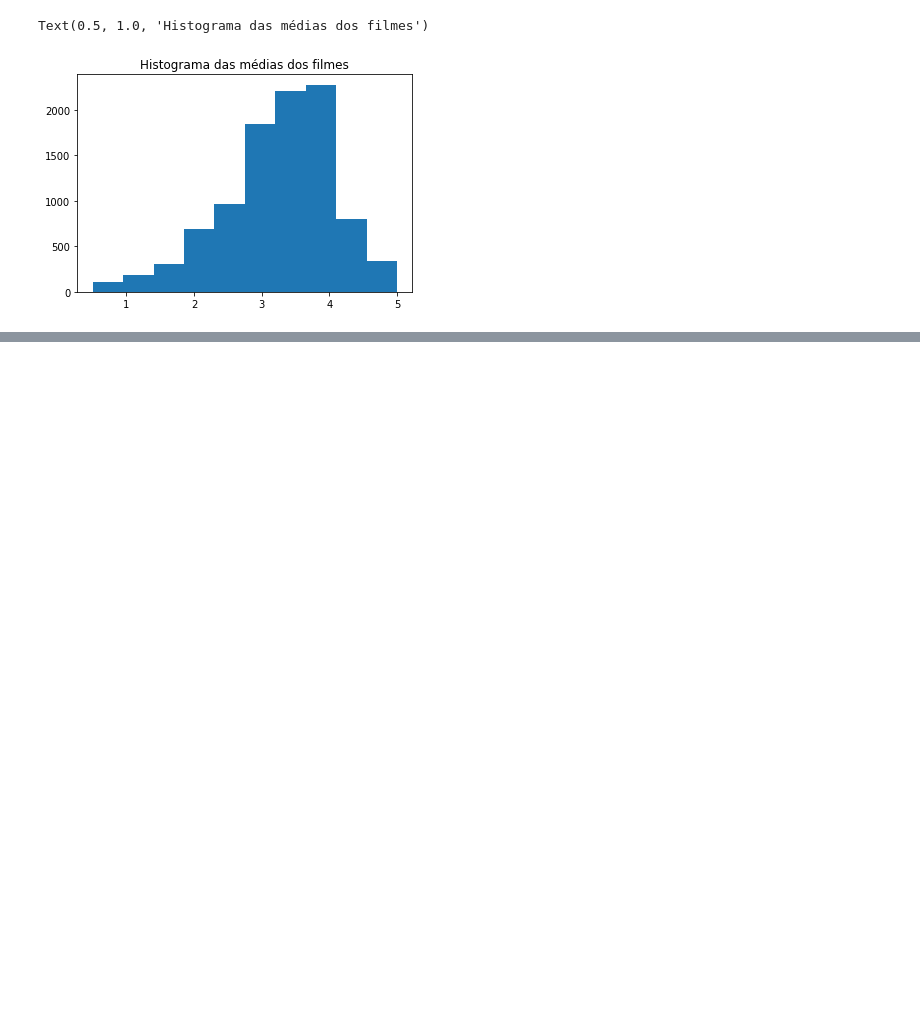
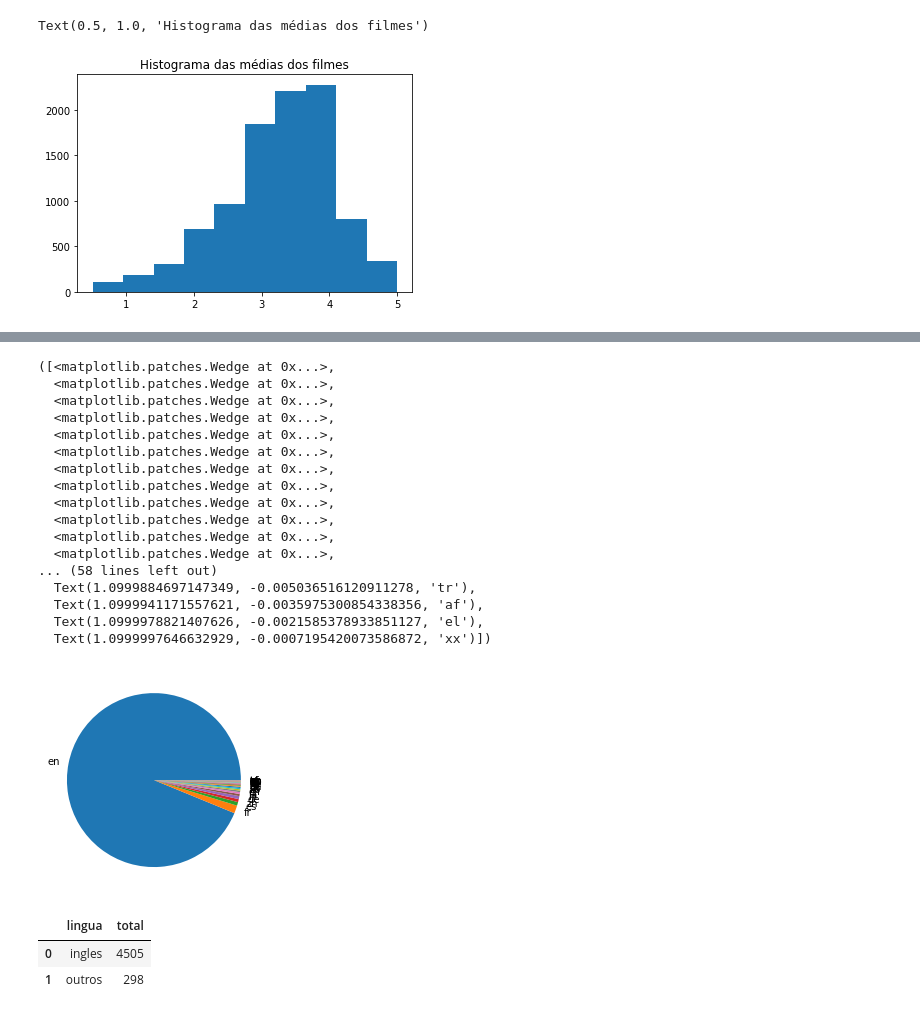
Before and after one commit to patriciadelima/movielens, a Jupyter notebook: Introdução_a_Data_Science.ipynb, the cells around one changed output, grey strips where cells are left out. Drawn from its saved outputs; the diff is of its cells as text; code cells hidden in the pictures; blank space fills up the shorter version.

```diff
--- a/Introdução_a_Data_Science.ipynb
+++ b/Introdução_a_Data_Science.ipynb
@@ -145,0 +269,38 @@ Text(0.5, 1.0, 'Histograma das médias dos filmes')
+# %%
+plt.pie(contagem_de_linguas["total"], labels = contagem_de_linguas["original_language"])
+# %% [output]
+([<matplotlib.patches.Wedge at 0x...>,
+  <matplotlib.patches.Wedge at 0x...>,
+  <matplotlib.patches.Wedge at 0x...>,
+  <matplotlib.patches.Wedge at 0x...>,
+  <matplotlib.patches.Wedge at 0x...>,
+  <matplotlib.patches.Wedge at 0x...>,
+  <matplotlib.patches.Wedge at 0x...>,
+  <matplotlib.patches.Wedge at 0x...>,
+  <matplotlib.patches.Wedge at 0x...>,
+  <matplotlib.patches.Wedge at 0x...>,
+  <matplotlib.patches.Wedge at 0x...>,
+  <matplotlib.patches.Wedge at 0x...>,
+... (58 lines left out)
+  Text(1.0999884697147349, -0.005036516120911278, 'tr'),
+  Text(1.0999941171557621, -0.0035975300854338356, 'af'),
+  Text(1.0999978821407626, -0.0021585378933851127, 'el'),
+  Text(1.0999997646632929, -0.0007195420073586872, 'xx')])
+[figure, added]
+# %%
+total_por_lingua = tmdb["original_language"].value_counts()
+total_geral = total_por_lingua.sum()
+total_de_ingles = total_por_lingua.loc["en"]
+total_do_resto = total_geral - total_de_ingles
+
+dados = {
+    'lingua': ['ingles', 'outros'],
+    'total': [total_de_ingles, total_do_resto]
+}
+
+dados = pd.DataFrame(dados)
+dados
+# %% [output]
+|  | lingua | total |
+| 0 | ingles | 4505 |
+| 1 | outros | 298 |
```
Also changed, not shown: parts of 26 cells of this notebook.
